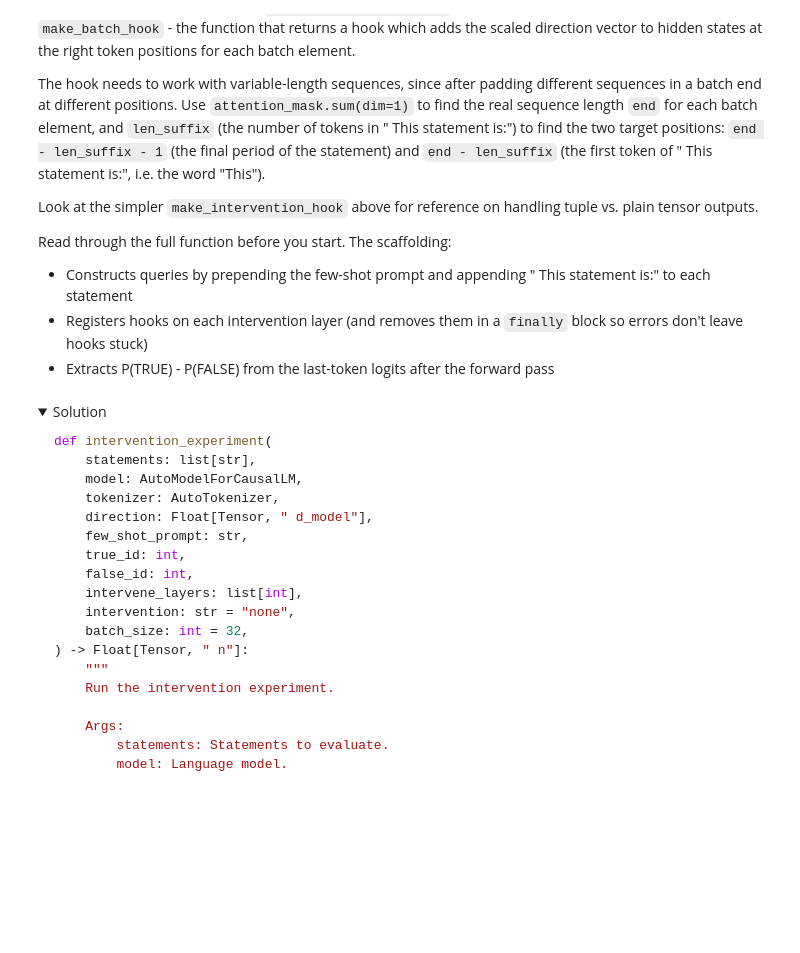
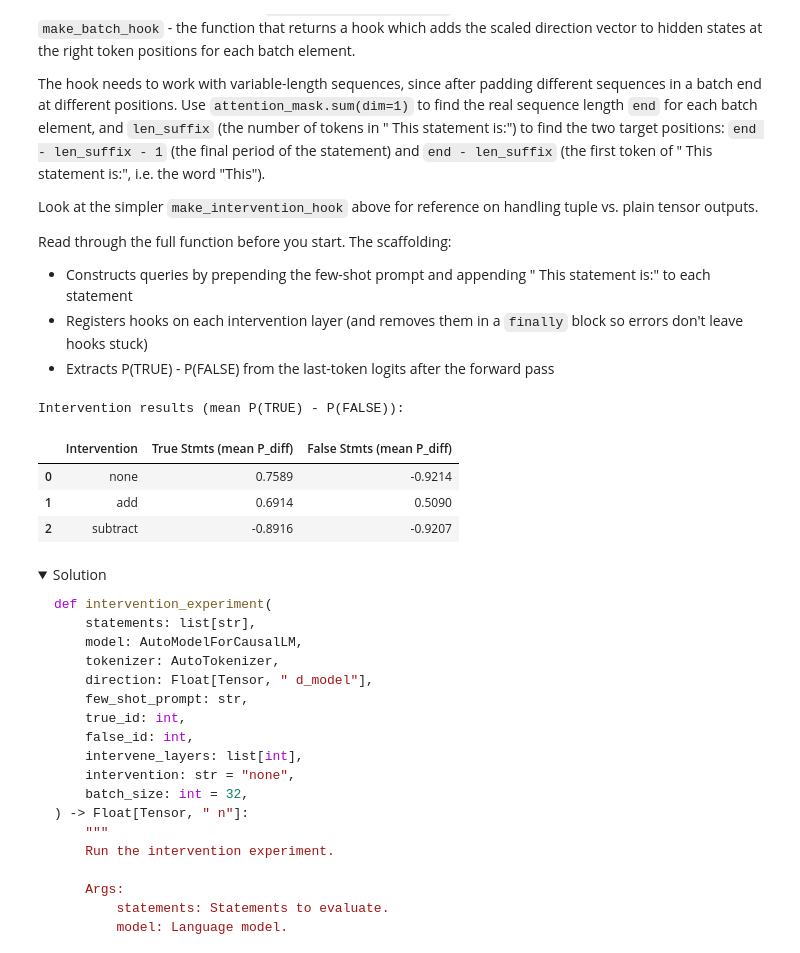
Before and after one commit to AFeinfield/ARENA_materials, a Jupyter notebook: chapter1_transformer_interp/exercises/part31_linear_probes/1.3.1_Linear_Probes_exercises.ipynb, the cells around one changed output. Cells and saved outputs as stored; diff of their text form; code cells hidden in the pictures; folded sections open; blank space fills up the shorter version.

```diff
--- a/chapter1_transformer_interp/exercises/part31_linear_probes/1.3.1_Linear_Probes_exercises.ipynb
+++ b/chapter1_transformer_interp/exercises/part31_linear_probes/1.3.1_Linear_Probes_exercises.ipynb
@@ -1532,7 +1514,25 @@ def few_shot_evaluate(
     Returns:
         Tensor of P(TRUE) - P(FALSE) for each statement.
     """
-    raise NotImplementedError()
+    diffs = []
+    for i in range(0, len(statements), batch_size):
+        batch = statements[i:i+batch_size]
+        q = [few_shot_prompt + query + " This statement is:" for query in batch]
+
+        inputs = tokenizer(q, return_tensors='pt', padding=True, truncation=True, max_length=512).to(model.device)
+        with t.no_grad():
+            outputs = model(**inputs, use_cache=False)
+            last_idx = inputs["attention_mask"].sum(dim=1) - 1
+            batch_idx = t.arange(len(batch), device=outputs.logits.device)
+            last_logits = outputs.logits[batch_idx, last_idx]
+            probs = last_logits.softmax(dim=1)
+            p_diff = probs[:, true_id] - probs[:, false_id]
+            diffs.append(p_diff.cpu().float())
+    return t.cat(diffs)
+
+
+
+
 
 
 # Load sp_en_trans for evaluation (exclude statements used in the few-shot prompt)
@@ -1734,6 +1738,25 @@ def intervention_experiment(
                     # 2. For each batch element b, find end = attn_mask[b].sum()
                     # 3. Patch at positions end - len_suffix and end - len_suffix - 1
                     # 4. Return the modified output (keeping the tuple structure if applicable)
+                    if isinstance(output, tuple):
+                        hidden_states = output[0]
+                    else:
+                        hidden_states = output
+
+
+                    seq_lens = attn_mask.sum(dim=1)
+
+                    for b in range(hidden_states.shape[0]):
+                        end = seq_lens[b].item()
+                        for pos in [end-len_suffix, end-len_suffix-1]:
+                            if 0 <= pos < hidden_states.shape[1]:
+                                hidden_states[b, pos, :] += scl * dir_vec
+
+                    if isinstance(output, tuple):
+                        return (hidden_states,) + output[1:]
+                    else:
+                        return hidden_states
+
                     raise NotImplementedError()
                 return hook_fn
 
@@ -1825,33 +1848,39 @@ intervention_df = pd.DataFrame(
             f"{results_intervention[('add', 'false')]:.4f}",
             f"{results_intervention[('subtract', 'false')]:.4f}",
         ],
     }
 )
 print("\nIntervention results (mean P(TRUE) - P(FALSE)):")
 display(intervention_df)
 
 # Grouped bar chart
 fig = go.Figure()
 for subset, color in [("true", "blue"), ("false", "red")]:
     vals = [results_intervention[(interv, subset)] for interv in ["none", "add", "subtract"]]
     fig.add_trace(
         go.Bar(
             name=f"{subset.capitalize()} statements",
             x=["None", "Add", "Subtract"],
             y=vals,
             marker_color=color,
             opacity=0.7,
         )
     )
 fig.update_layout(
     title="Causal Intervention: Effect on P(TRUE) - P(FALSE)",
     yaxis_title="Mean P(TRUE) - P(FALSE)",
     barmode="group",
     height=400,
     width=600,
 )
 fig.add_hline(y=0, line_dash="dash", line_color="gray")
 fig.show()
+# %% [output]
+Intervention results (mean P(TRUE) - P(FALSE)):
+|  | Intervention | True Stmts (mean P_diff) | False Stmts (mean P_diff) |
+| 0 | none | 0.7589 | -0.9214 |
+| 1 | add | 0.6914 | 0.5090 |
+| 2 | subtract | -0.8916 | -0.9207 |
 # %% [markdown]
 <details><summary>Solution</summary>
 
```
Also changed, not shown: parts of 14 cells of this notebook.
